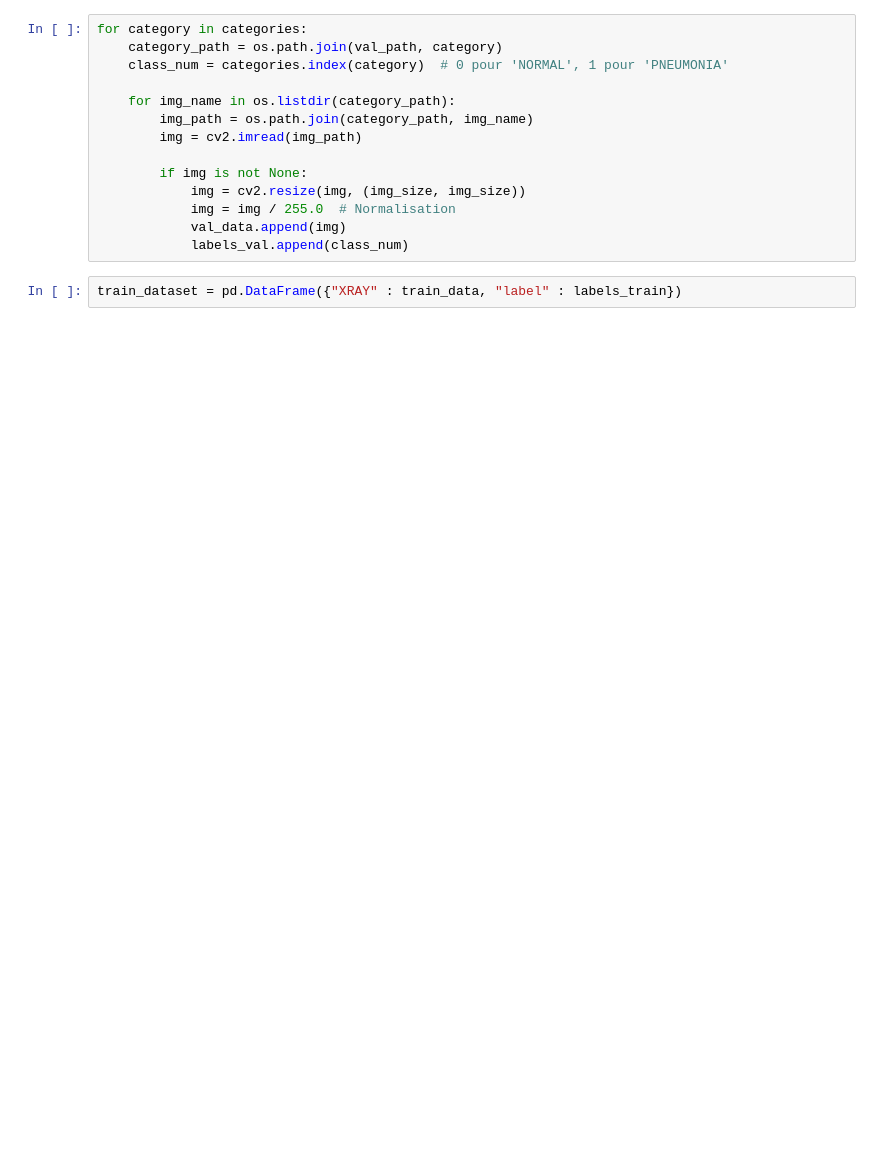
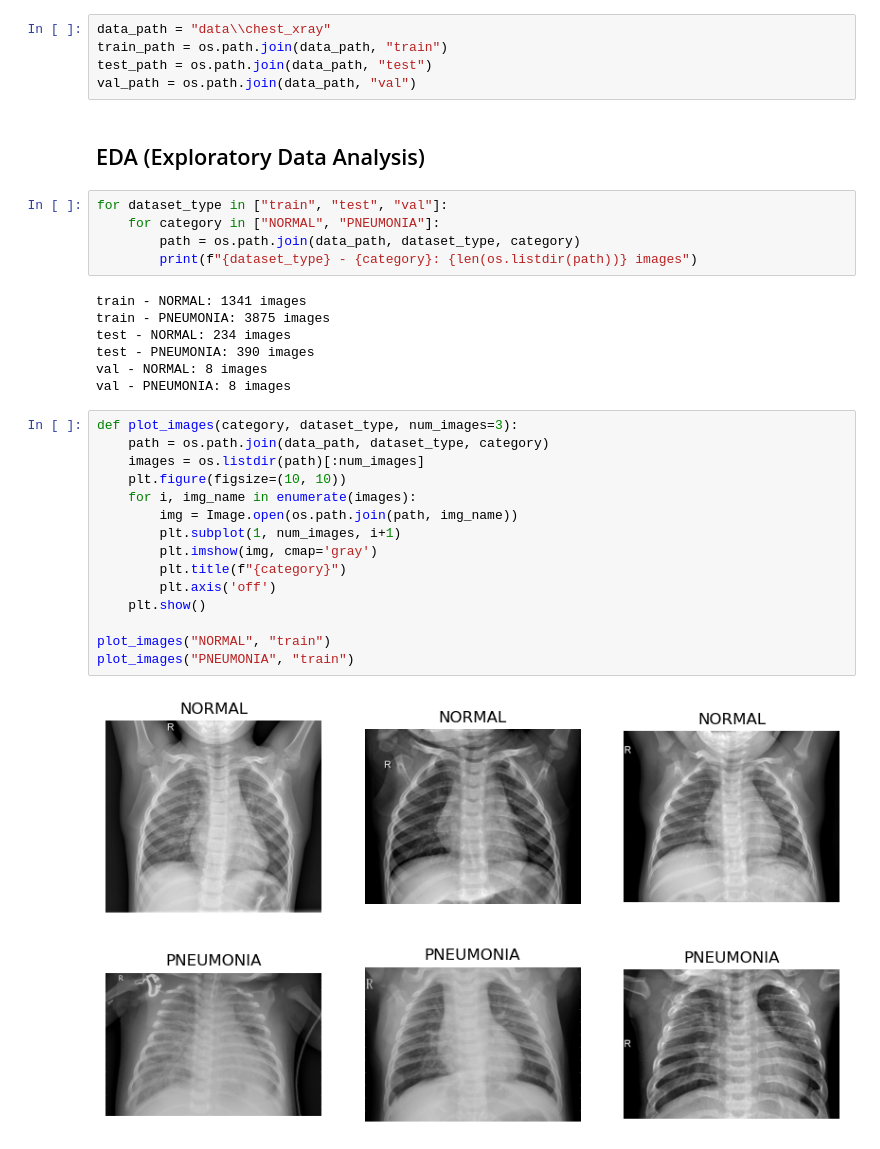
Before and after one commit to Upwood99/MRI, a Jupyter notebook: IMAGE_processing/IRM_processing.ipynb, the cells around one changed output. Drawn from its saved outputs; the diff is of its cells as text; blank space fills up the shorter version.

Commit message:
First EDA of the chest xray dataset

```diff
--- a/IMAGE_processing/IRM_processing.ipynb
+++ b/IMAGE_processing/IRM_processing.ipynb
@@ -78,16 +9,37 @@ for category in categories:
-# %%
-for category in categories:
-    category_path = os.path.join(val_path, category)
-    class_num = categories.index(category)  # 0 pour 'NORMAL', 1 pour 'PNEUMONIA'
-
-    for img_name in os.listdir(category_path):
-        img_path = os.path.join(category_path, img_name)
-        img = cv2.imread(img_path)
-
-        if img is not None:
-            img = cv2.resize(img, (img_size, img_size))
-            img = img / 255.0  # Normalisation
-            val_data.append(img)
-            labels_val.append(class_num)
-# %%
-train_dataset = pd.DataFrame({"XRAY" : train_data, "label" : labels_train})
+# %%
+data_path = "data\\chest_xray"
+train_path = os.path.join(data_path, "train")
+test_path = os.path.join(data_path, "test")
+val_path = os.path.join(data_path, "val")
+# %% [markdown]
+## EDA (Exploratory Data Analysis)
+# %%
+for dataset_type in ["train", "test", "val"]:
+    for category in ["NORMAL", "PNEUMONIA"]:
+        path = os.path.join(data_path, dataset_type, category)
+        print(f"{dataset_type} - {category}: {len(os.listdir(path))} images")
+# %% [output]
+train - NORMAL: 1341 images
+train - PNEUMONIA: 3875 images
+test - NORMAL: 234 images
+test - PNEUMONIA: 390 images
+val - NORMAL: 8 images
+val - PNEUMONIA: 8 images
+# %%
+def plot_images(category, dataset_type, num_images=3):
+    path = os.path.join(data_path, dataset_type, category)
+    images = os.listdir(path)[:num_images]
+    plt.figure(figsize=(10, 10))
+    for i, img_name in enumerate(images):
+        img = Image.open(os.path.join(path, img_name))
+        plt.subplot(1, num_images, i+1)
+        plt.imshow(img, cmap='gray')
+        plt.title(f"{category}")
+        plt.axis('off')
+    plt.show()
+
+plot_images("NORMAL", "train")
+plot_images("PNEUMONIA", "train")
+# %% [output]
+[figure, added]
+[figure, added]
```
Also changed, not shown: parts of 15 cells of this notebook.
